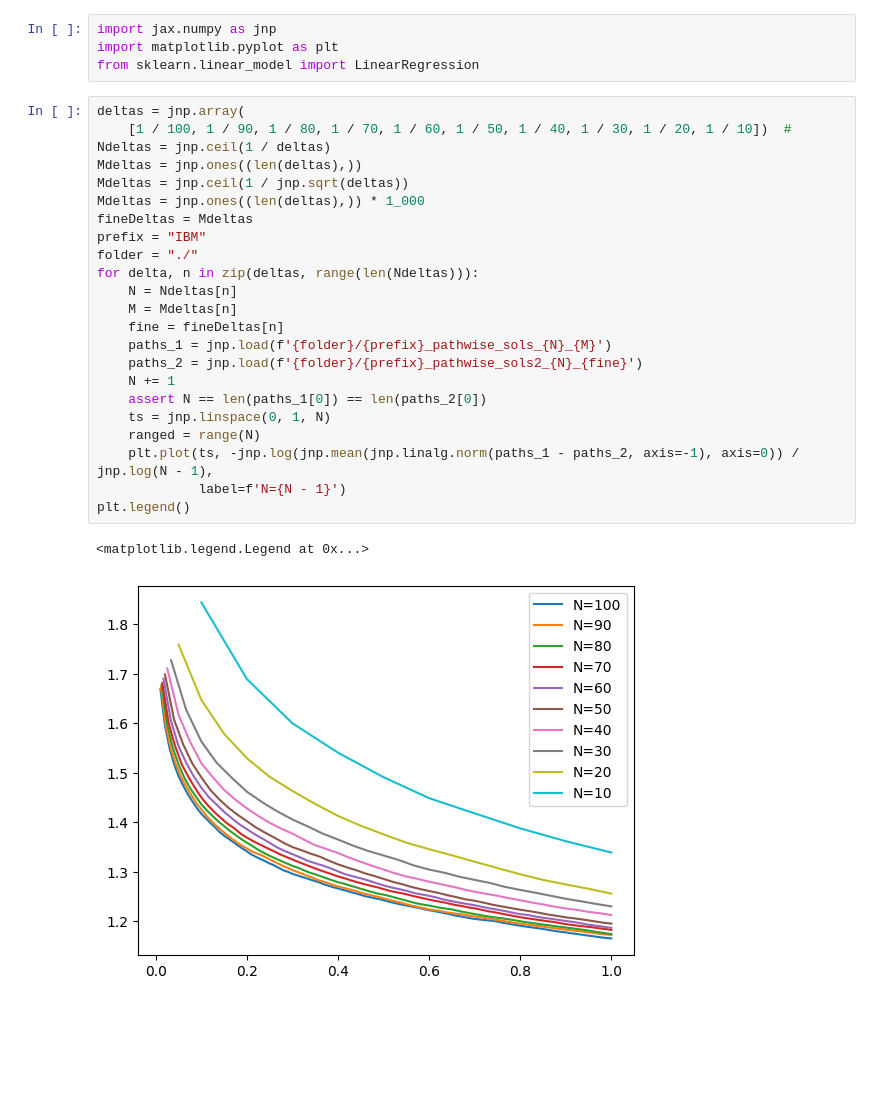
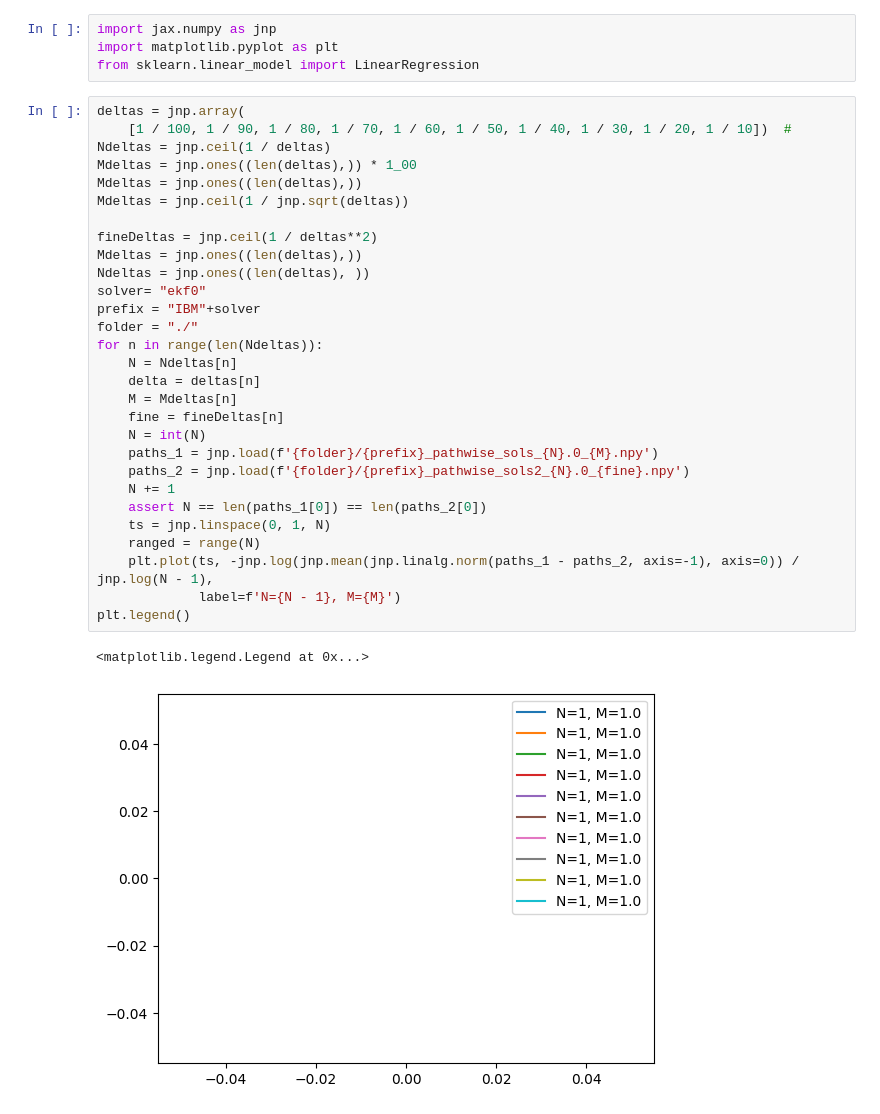
Before and after one commit to ylefay/bayesianSDEsolver, a Jupyter notebook: scripts/Untitled.ipynb, the cells around one changed output. Cells and saved outputs as stored; diff of their text form; blank space fills up the shorter version.

```diff
--- a/scripts/Untitled.ipynb
+++ b/scripts/Untitled.ipynb
@@ -5,29 +5,35 @@ from sklearn.linear_model import LinearRegression
 # %%
 deltas = jnp.array(
     [1 / 100, 1 / 90, 1 / 80, 1 / 70, 1 / 60, 1 / 50, 1 / 40, 1 / 30, 1 / 20, 1 / 10])  #
 Ndeltas = jnp.ceil(1 / deltas)
+Mdeltas = jnp.ones((len(deltas),)) * 1_00
 Mdeltas = jnp.ones((len(deltas),))
 Mdeltas = jnp.ceil(1 / jnp.sqrt(deltas))
-Mdeltas = jnp.ones((len(deltas),)) * 1_000
-fineDeltas = Mdeltas
-prefix = "IBM"
+
+fineDeltas = jnp.ceil(1 / deltas**2)
+Mdeltas = jnp.ones((len(deltas),))
+Ndeltas = jnp.ones((len(deltas), ))
+solver= "ekf0"
+prefix = "IBM"+solver
 folder = "./"
-for delta, n in zip(deltas, range(len(Ndeltas))):
+for n in range(len(Ndeltas)):
     N = Ndeltas[n]
+    delta = deltas[n]
     M = Mdeltas[n]
     fine = fineDeltas[n]
-    paths_1 = jnp.load(f'{folder}/{prefix}_pathwise_sols_{N}_{M}')
-    paths_2 = jnp.load(f'{folder}/{prefix}_pathwise_sols2_{N}_{fine}')
+    N = int(N)
+    paths_1 = jnp.load(f'{folder}/{prefix}_pathwise_sols_{N}.0_{M}.npy')
+    paths_2 = jnp.load(f'{folder}/{prefix}_pathwise_sols2_{N}.0_{fine}.npy')
     N += 1
     assert N == len(paths_1[0]) == len(paths_2[0])
     ts = jnp.linspace(0, 1, N)
     ranged = range(N)
     plt.plot(ts, -jnp.log(jnp.mean(jnp.linalg.norm(paths_1 - paths_2, axis=-1), axis=0)) / jnp.log(N - 1),
-             label=f'N={N - 1}')
+             label=f'N={N - 1}, M={M}')
 plt.legend()
 # %% [output]
 <matplotlib.legend.Legend at 0x...>
-[figure, old version]
+[figure, new version]
 # %%
 errors = []
 for delta, n in zip(deltas, range(len(Ndeltas))):
```
Also changed, not shown: parts of 22 cells of this notebook, 1 other file.
